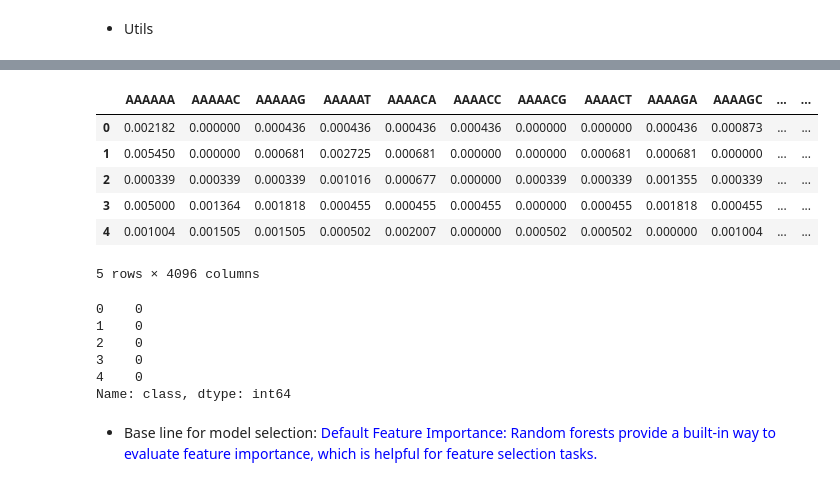
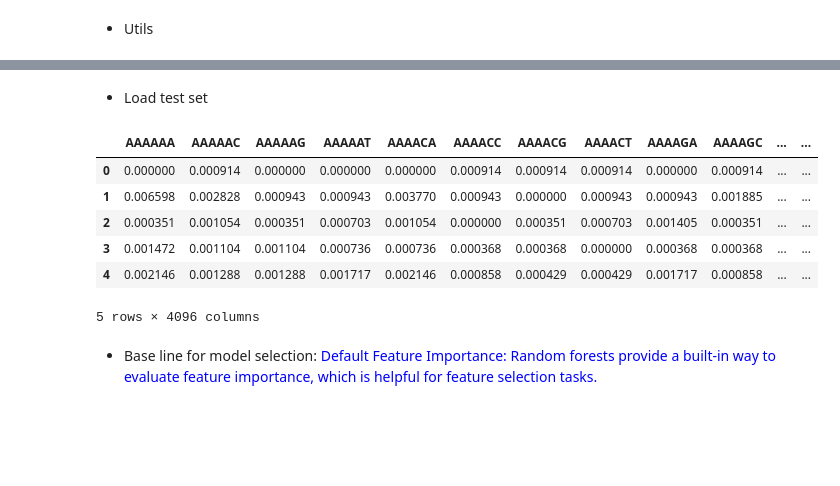
Before and after one commit to Genereux-akotenou/DNA_Classifier, a Jupyter notebook: Notebook/02-sub-notebook-feature-selection.ipynb, the cells around one changed output, grey strips where cells are left out. Cells and saved outputs as stored; diff of their text form; code cells hidden in the pictures; blank space fills up the shorter version.

```diff
--- a/Notebook/02-sub-notebook-feature-selection.ipynb
+++ b/Notebook/02-sub-notebook-feature-selection.ipynb
@@ -64,24 +52,0 @@ for i in range(len(sequences)):
-# %%
-v = DictVectorizer(sparse=False)
-feature_values = v.fit_transform(kmers_count)
-feature_names = v.get_feature_names_out()
-X = X_4 = pd.DataFrame(feature_values, columns=feature_names)
-X_4.head()
-# %% [output]
-|  | AAAAAA | AAAAAC | AAAAAG | AAAAAT | AAAACA | AAAACC | AAAACG | AAAACT | AAAAGA | AAAAGC | ... | ... |
-| 0 | 0.002182 | 0.000000 | 0.000436 | 0.000436 | 0.000436 | 0.000436 | 0.000000 | 0.000000 | 0.000436 | 0.000873 | ... | ... |
-| 1 | 0.005450 | 0.000000 | 0.000681 | 0.002725 | 0.000681 | 0.000000 | 0.000000 | 0.000681 | 0.000681 | 0.000000 | ... | ... |
-| 2 | 0.000339 | 0.000339 | 0.000339 | 0.001016 | 0.000677 | 0.000000 | 0.000339 | 0.000339 | 0.001355 | 0.000339 | ... | ... |
-| 3 | 0.005000 | 0.001364 | 0.001818 | 0.000455 | 0.000455 | 0.000455 | 0.000000 | 0.000455 | 0.001818 | 0.000455 | ... | ... |
-| 4 | 0.001004 | 0.001505 | 0.001505 | 0.000502 | 0.002007 | 0.000000 | 0.000502 | 0.000502 | 0.000000 | 0.001004 | ... | ... |
-5 rows × 4096 columns
-# %%
-y = dataset['class']
-y.head()
-# %% [output]
-0    0
-1    0
-2    0
-3    0
-4    0
-Name: class, dtype: int64
@@ -88,3 +91,21 @@ Name: class, dtype: int64
+# %% [markdown]
+* Load test set
+# %%
+dataset = pd.read_csv("../Output/Arabidopsis_thaliana_GHLH_and_CYP_gene.csv")
+testset = read_fasta_file("../Content/Validation-set/LsbHLH.fasta", 0)
+# %%
+k=6
+X, y = build_kmer_representation(dataset, k=k)
+X_test_glob, y_test_glob = build_kmer_representation(testset, k=k)
+X_test_glob.head()
+# %% [output]
+|  | AAAAAA | AAAAAC | AAAAAG | AAAAAT | AAAACA | AAAACC | AAAACG | AAAACT | AAAAGA | AAAAGC | ... | ... |
+| 0 | 0.000000 | 0.000914 | 0.000000 | 0.000000 | 0.000000 | 0.000914 | 0.000914 | 0.000914 | 0.000000 | 0.000914 | ... | ... |
+| 1 | 0.006598 | 0.002828 | 0.000943 | 0.000943 | 0.003770 | 0.000943 | 0.000000 | 0.000943 | 0.000943 | 0.001885 | ... | ... |
+| 2 | 0.000351 | 0.001054 | 0.000351 | 0.000703 | 0.001054 | 0.000000 | 0.000351 | 0.000703 | 0.001405 | 0.000351 | ... | ... |
+| 3 | 0.001472 | 0.001104 | 0.001104 | 0.000736 | 0.000736 | 0.000368 | 0.000368 | 0.000000 | 0.000368 | 0.000368 | ... | ... |
+| 4 | 0.002146 | 0.001288 | 0.001288 | 0.001717 | 0.002146 | 0.000858 | 0.000429 | 0.000429 | 0.001717 | 0.000858 | ... | ... |
+5 rows × 4096 columns
 # %% [markdown]
 * Base line for model selection: <span style="color: blue;">Default Feature Importance: Random forests provide a built-in way to evaluate feature importance, which is helpful for feature selection tasks.</span>
 # %%
```
Also changed, not shown: parts of 25 cells of this notebook, 2 other files.
